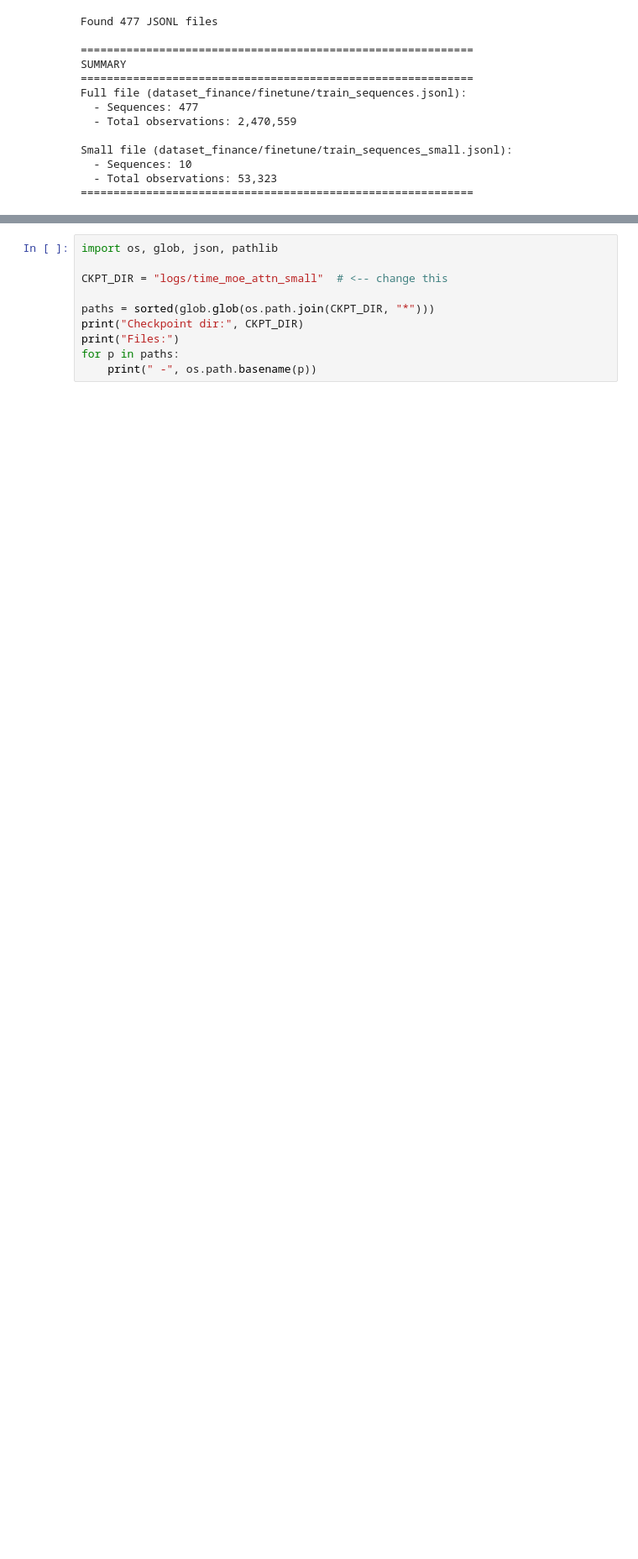
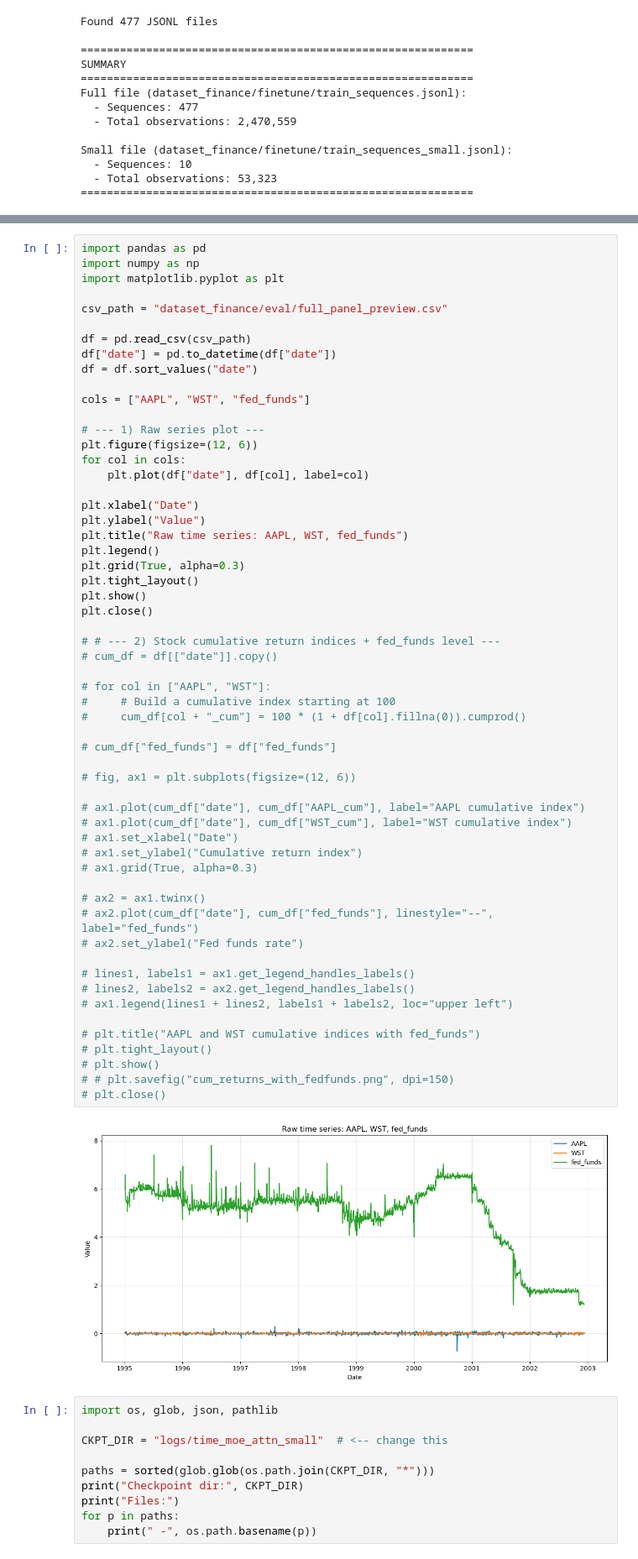
Before and after one commit to NastiaBur/project, a Jupyter notebook: mama.ipynb, the cells around one changed output, grey strips where cells are left out. Shown at 84% size. Saved outputs shown, nothing was run; the diff lists cells and outputs as text; blank space fills up the shorter version.

```diff
--- a/mama.ipynb
+++ b/mama.ipynb
@@ -405,3 +593,62 @@ MAE = 0.8803147077560425
+# %%
+import pandas as pd
+import numpy as np
+import matplotlib.pyplot as plt
+
+csv_path = "dataset_finance/eval/full_panel_preview.csv"
+
+df = pd.read_csv(csv_path)
+df["date"] = pd.to_datetime(df["date"])
+df = df.sort_values("date")
+
+cols = ["AAPL", "WST", "fed_funds"]
+
+# --- 1) Raw series plot ---
+plt.figure(figsize=(12, 6))
+for col in cols:
+    plt.plot(df["date"], df[col], label=col)
+
+plt.xlabel("Date")
+plt.ylabel("Value")
+plt.title("Raw time series: AAPL, WST, fed_funds")
+plt.legend()
+plt.grid(True, alpha=0.3)
+plt.tight_layout()
+plt.show()
+plt.close()
+
+# # --- 2) Stock cumulative return indices + fed_funds level ---
+# cum_df = df[["date"]].copy()
+
+# for col in ["AAPL", "WST"]:
+#     # Build a cumulative index starting at 100
+#     cum_df[col + "_cum"] = 100 * (1 + df[col].fillna(0)).cumprod()
+
+# cum_df["fed_funds"] = df["fed_funds"]
+
+# fig, ax1 = plt.subplots(figsize=(12, 6))
+
+# ax1.plot(cum_df["date"], cum_df["AAPL_cum"], label="AAPL cumulative index")
+# ax1.plot(cum_df["date"], cum_df["WST_cum"], label="WST cumulative index")
+# ax1.set_xlabel("Date")
+# ax1.set_ylabel("Cumulative return index")
+# ax1.grid(True, alpha=0.3)
+
+# ax2 = ax1.twinx()
+# ax2.plot(cum_df["date"], cum_df["fed_funds"], linestyle="--", label="fed_funds")
+# ax2.set_ylabel("Fed funds rate")
+
+# lines1, labels1 = ax1.get_legend_handles_labels()
+# lines2, labels2 = ax2.get_legend_handles_labels()
+# ax1.legend(lines1 + lines2, labels1 + labels2, loc="upper left")
+
+# plt.title("AAPL and WST cumulative indices with fed_funds")
+# plt.tight_layout()
+# plt.show()
+# # plt.savefig("cum_returns_with_fedfunds.png", dpi=150)
+# plt.close()
+# %% [output]
+[figure, added]
 # %%
 import os, glob, json, pathlib
 
```
Also changed, not shown: parts of 9 cells of this notebook, 6 other files.
